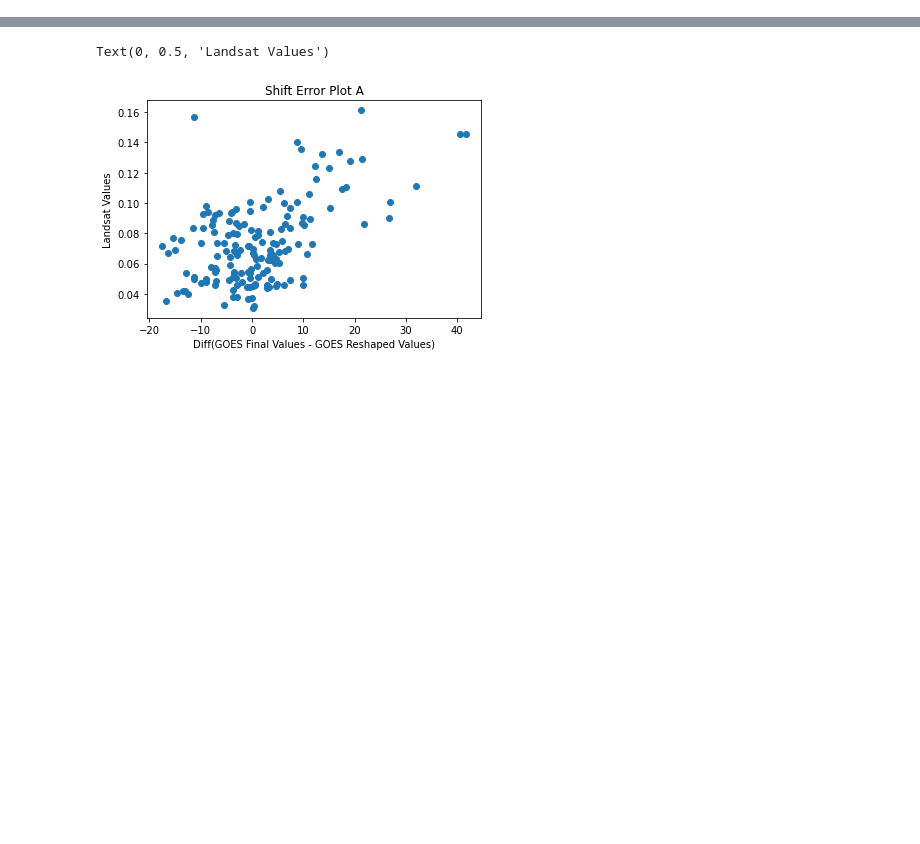
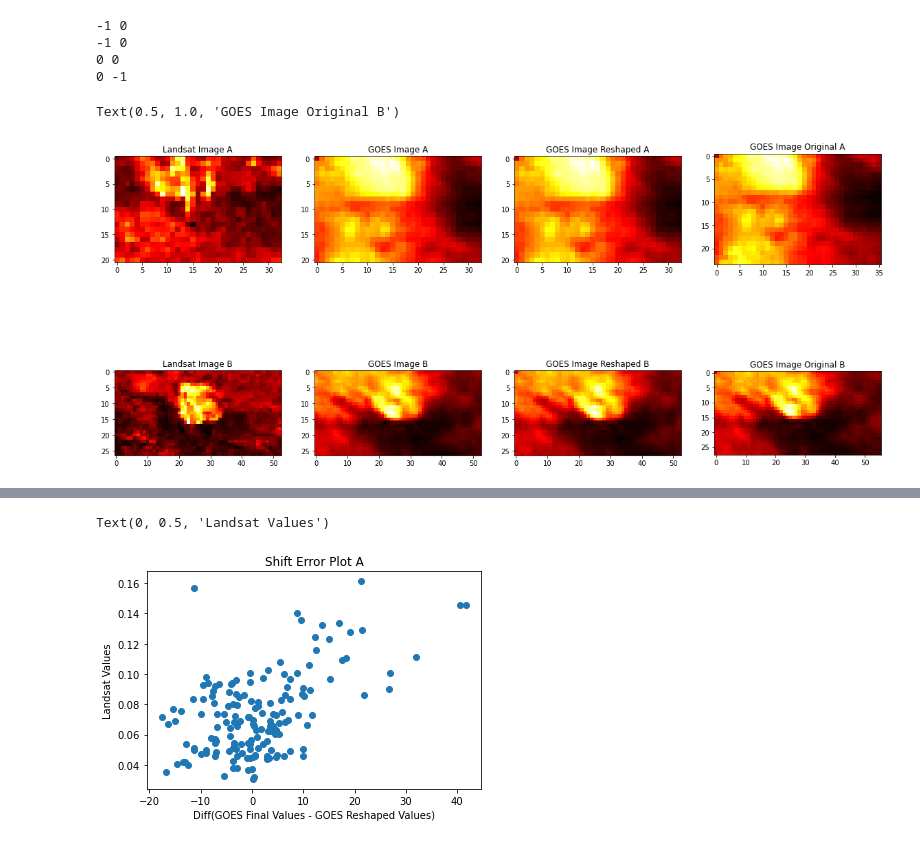
Before and after one commit to ccny-glasslab/Fires, a Jupyter notebook: reshape_images.ipynb, the cells around one changed output, grey strips where cells are left out. Drawn from its saved outputs; the diff is of its cells as text; code cells hidden in the pictures; blank space fills up the shorter version.

```diff
--- a/reshape_images.ipynb
+++ b/reshape_images.ipynb
@@ -15,4 +15,10 @@ from pyresample import geometry, grid
 import cartopy.crs as ccrs
 from sklearn.metrics import mean_squared_error
 import math
+from skimage.transform import resize
+import tensorflow as tf
+import tensorflow_hub as hub
+
+model = hub.load("https://tfhub.dev/captain-pool/esrgan-tf2/1")
+random.seed(42)
 # %%
@@ -155,0 +310,42 @@ Text(0.5, 1.0, 'GOES Image Original B')
+# %%
+landsat_img_red_A = np.flipud(np.load(landsat_path + 'LC08_L2SP_044032_20210828_20210901_02_T1_goesLS_red_gridAcent0.02deg.npy'))
+goes_img_expanded_red_A = expand(landsat_img_red_A, goes_red, [latsA[0], latsA[1]], [lonsA[0], lonsA[1]])
+goes_img_original_red_A = esrgan_sharpening_img(goes_img_expanded_red_A)
+
+landsat_img_red_B = np.flipud(np.load(landsat_path + 'LC08_L2SP_044032_20210828_20210901_02_T1_goesLS_red_gridBcent0.02deg.npy'))[:12, :26]
+goes_img_expanded_red_B = expand(landsat_img_red_B, goes_red, [latsB[0], latsB[1]], [lonsB[0], lonsB[1]])
+goes_img_original_red_B = esrgan_sharpening_img(goes_img_expanded_red_B)
+
+landsat_img_red_A = np.flipud(np.load(landsat_path + 'LC08_L2SP_044032_20210828_20210901_02_T1_goesLS_red_gridAcent0.01deg.npy'))
+goes_img_red_A = shiftPixels(landsat_img_red_A, goes_img_original_red_A)
+goes_img_reshaped_red_A = matchShape(landsat_img_red_A, goes_img_original_red_A)
+
+landsat_img_red_B = np.flipud(np.load(landsat_path + 'LC08_L2SP_044032_20210828_20210901_02_T1_goesLS_red_gridBcent0.01deg.npy'))
+goes_img_red_B = shiftPixels(landsat_img_red_B, goes_img_original_red_B)
+goes_img_reshaped_red_B = matchShape(landsat_img_red_B, goes_img_original_red_B)
+
+f, (ax1, ax2) = plt.subplots(2, 4, figsize=(20, 10))
+ax1[0].imshow(landsat_img_red_A, vmin = landsat_img_red_A.min(), vmax = landsat_img_red_A.max(), cmap='hot')
+ax1[0].set_title('Landsat Image A')
+ax1[1].imshow(goes_img_red_A, vmin = goes_img_red_A.min(), vmax = goes_img_red_A.max(), cmap='hot')
+ax1[1].set_title('GOES Image A')
+ax1[2].imshow(goes_img_reshaped_red_A, vmin = goes_img_reshaped_red_A.min(), vmax = goes_img_reshaped_red_A.max(), cmap='hot')
+ax1[2].set_title('GOES Image Reshaped A')
+ax1[3].imshow(goes_img_original_red_A, vmin = goes_img_original_red_A.min(), vmax = goes_img_original_red_A.max(), cmap='hot')
+ax1[3].set_title('GOES Image Original A')
+
+ax2[0].imshow(landsat_img_red_B, vmin = landsat_img_red_B.min(), vmax = landsat_img_red_B.max(), cmap='hot')
+ax2[0].set_title('Landsat Image B')
+ax2[1].imshow(goes_img_red_B, vmin = goes_img_red_B.min(), vmax = goes_img_red_B.max(), cmap='hot')
+ax2[1].set_title('GOES Image B')
+ax2[2].imshow(goes_img_reshaped_red_B, vmin = goes_img_reshaped_red_B.min(), vmax = goes_img_reshaped_red_B.max(), cmap='hot')
+ax2[2].set_title('GOES Image Reshaped B')
+ax2[3].imshow(goes_img_original_red_B, vmin = goes_img_original_red_B.min(), vmax = goes_img_original_red_B.max(), cmap='hot')
+ax2[3].set_title('GOES Image Original B')
+# %% [output]
+-1 0
+-1 0
+0 0
+0 -1
+Text(0.5, 1.0, 'GOES Image Original B')
+[figure, added]
```
Also changed, not shown: parts of 4 cells of this notebook, 2 other files.
